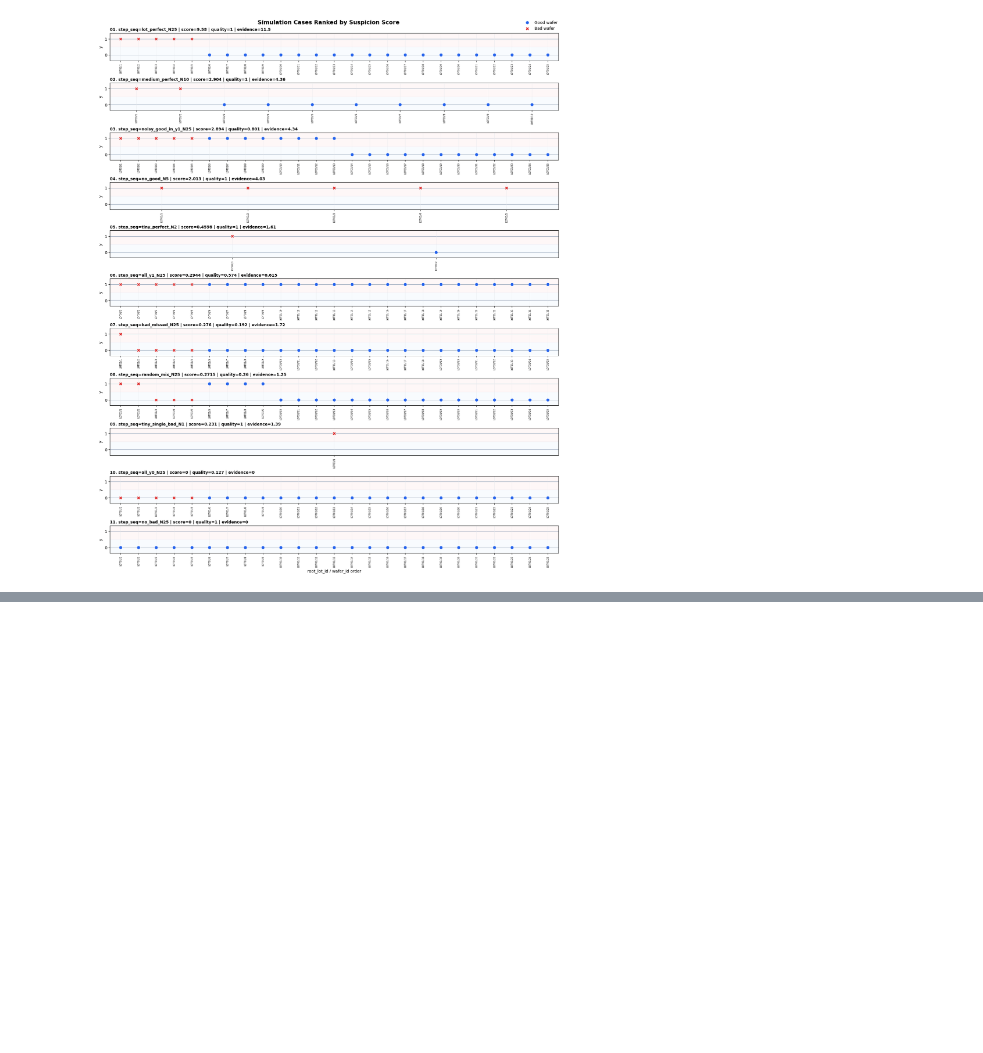
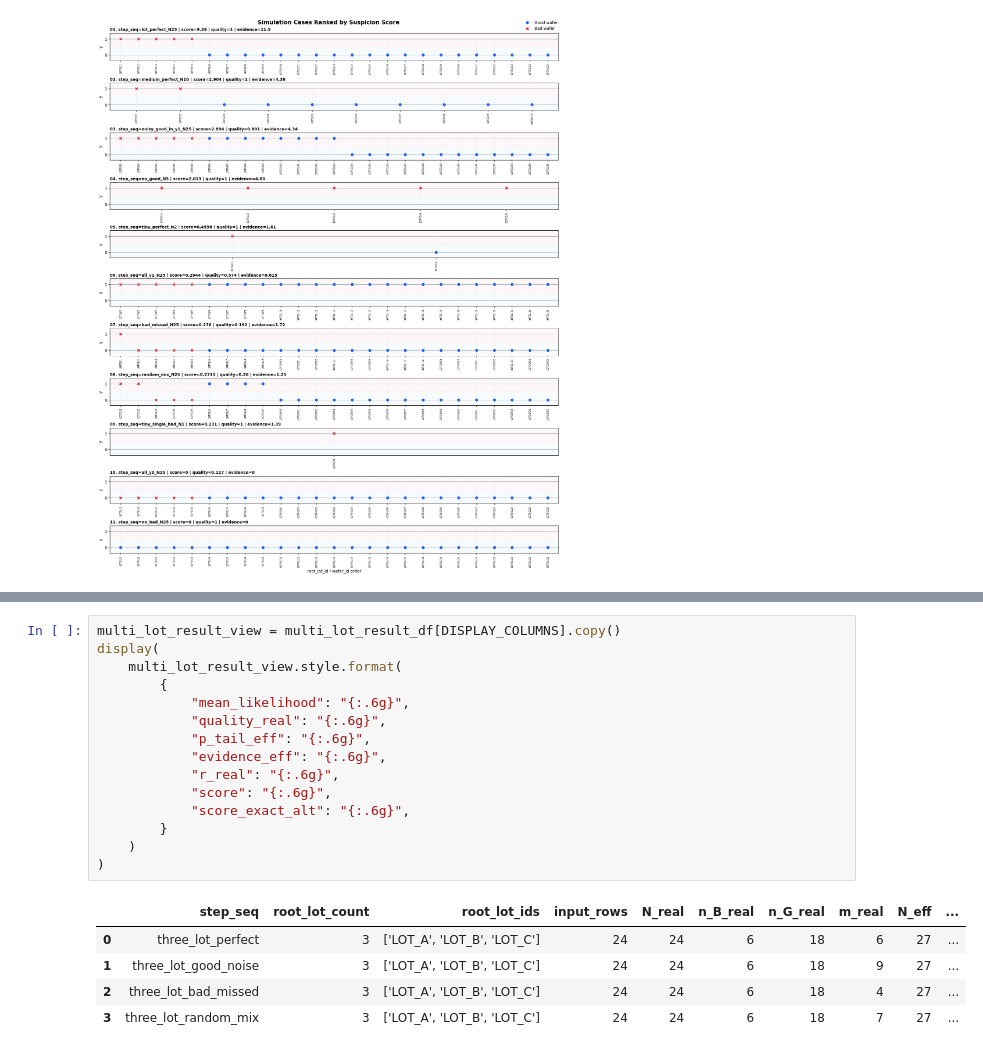
Before and after one commit to sgp105/scratch_finder, a Jupyter notebook: wafer_process_suspicion_sim.ipynb, the cells around one changed output, grey strips where cells are left out. Saved outputs shown, nothing was run; the diff lists cells and outputs as text; blank space fills up the shorter version.

```diff
--- a/wafer_process_suspicion_sim.ipynb
+++ b/wafer_process_suspicion_sim.ipynb
@@ -97,0 +112,21 @@ plt.show()
+# %%
+multi_lot_result_view = multi_lot_result_df[DISPLAY_COLUMNS].copy()
+display(
+    multi_lot_result_view.style.format(
+        {
+            "mean_likelihood": "{:.6g}",
+            "quality_real": "{:.6g}",
+            "p_tail_eff": "{:.6g}",
+            "evidence_eff": "{:.6g}",
+            "r_real": "{:.6g}",
+            "score": "{:.6g}",
+            "score_exact_alt": "{:.6g}",
+        }
+    )
+)
+# %% [output]
+|  | step_seq | root_lot_count | root_lot_ids | input_rows | N_real | n_B_real | n_G_real | m_real | N_eff | ... |
+| 0 | three_lot_perfect | 3 | ['LOT_A', 'LOT_B', 'LOT_C'] | 24 | 24 | 6 | 18 | 6 | 27 | ... |
+| 1 | three_lot_good_noise | 3 | ['LOT_A', 'LOT_B', 'LOT_C'] | 24 | 24 | 6 | 18 | 9 | 27 | ... |
+| 2 | three_lot_bad_missed | 3 | ['LOT_A', 'LOT_B', 'LOT_C'] | 24 | 24 | 6 | 18 | 4 | 27 | ... |
+| 3 | three_lot_random_mix | 3 | ['LOT_A', 'LOT_B', 'LOT_C'] | 24 | 24 | 6 | 18 | 7 | 27 | ... |
```
Also changed, not shown: parts of 4 cells of this notebook, 1 other file.
